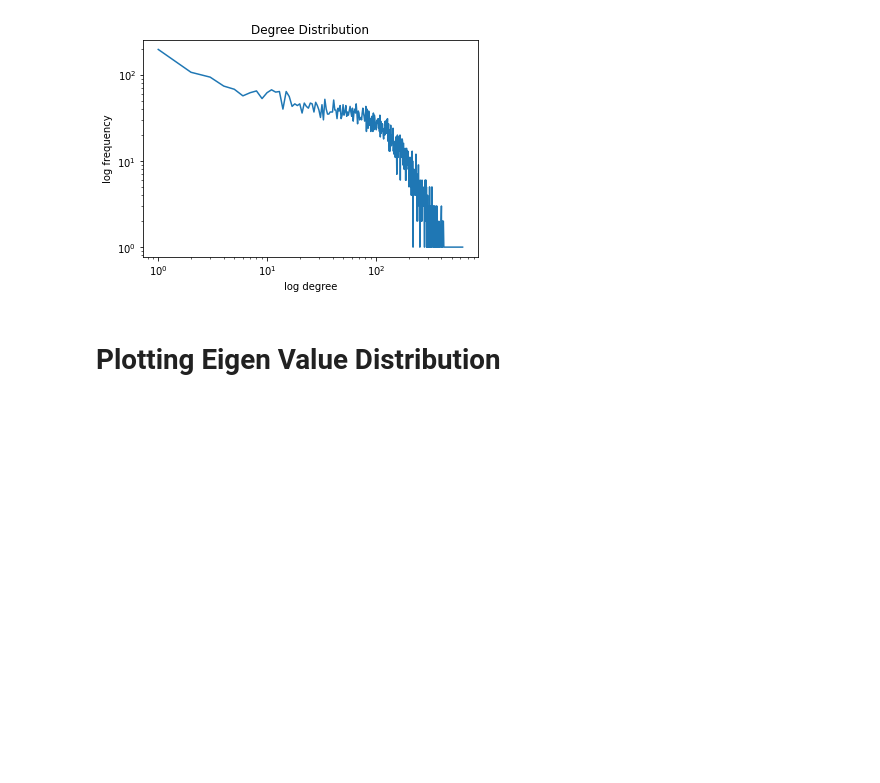
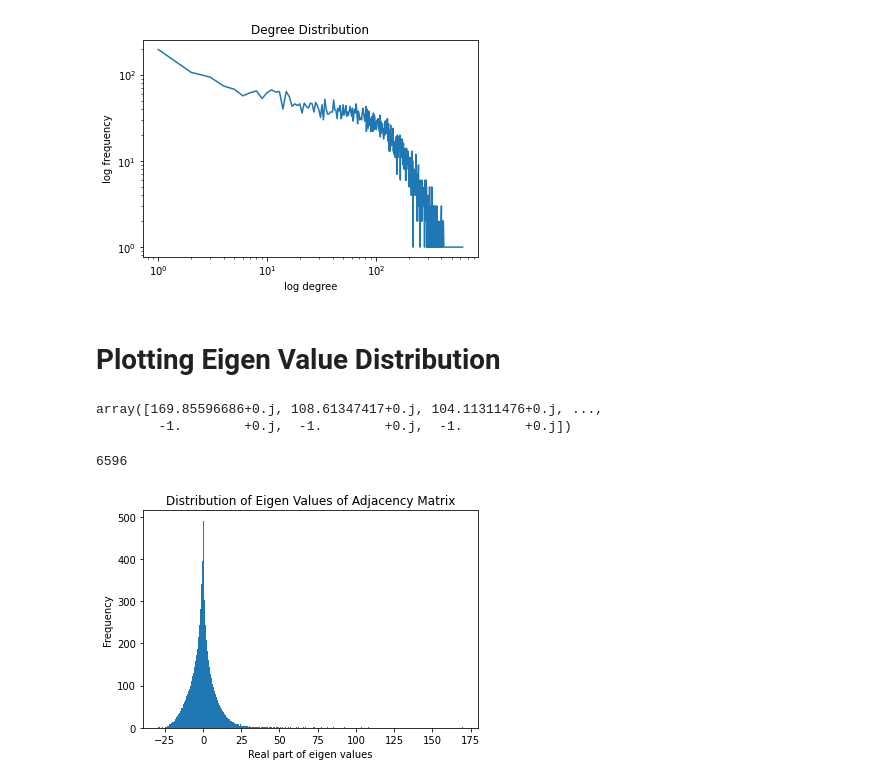
Before and after one commit to AliAkbarBadri/complex-network-basics, a Jupyter notebook: network_parameters.ipynb, the cells around one changed output. Drawn from its saved outputs; the diff is of its cells as text; code cells hidden in the pictures; blank space fills up the shorter version.

Commit message:
Plot Eigen Value Distribution

```diff
--- a/network_parameters.ipynb
+++ b/network_parameters.ipynb
@@ -96,3 +98,21 @@ plt.show()
 [figure]
 # %% [markdown]
 # Plotting Eigen Value Distribution
+# %%
+adj_spectrum = nx.linalg.spectrum.adjacency_spectrum(G, weight=None)
+adj_spectrum
+# %% [output]
+array([169.85596686+0.j, 108.61347417+0.j, 104.11311476+0.j, ...,
+        -1.        +0.j,  -1.        +0.j,  -1.        +0.j])
+# %%
+len(adj_spectrum)
+# %% [output]
+6596
+# %%
+plt.hist(adj_spectrum, bins=300)
+plt.xlabel("Real part of eigen values")
+plt.ylabel("Frequency")
+plt.title("Distribution of Eigen Values of Adjacency Matrix")
+plt.show()
+# %% [output]
+[figure, added]
```
Also changed, not shown: parts of 2 cells of this notebook.
